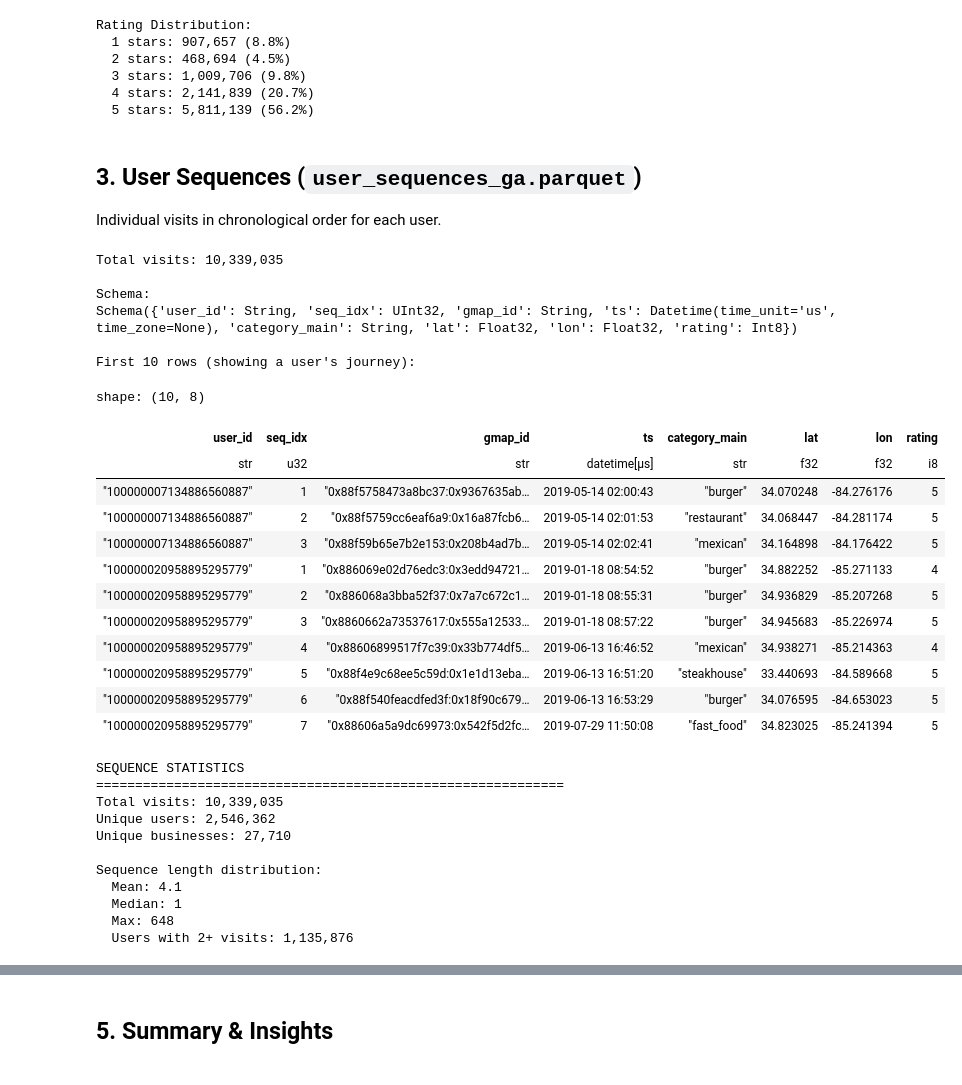
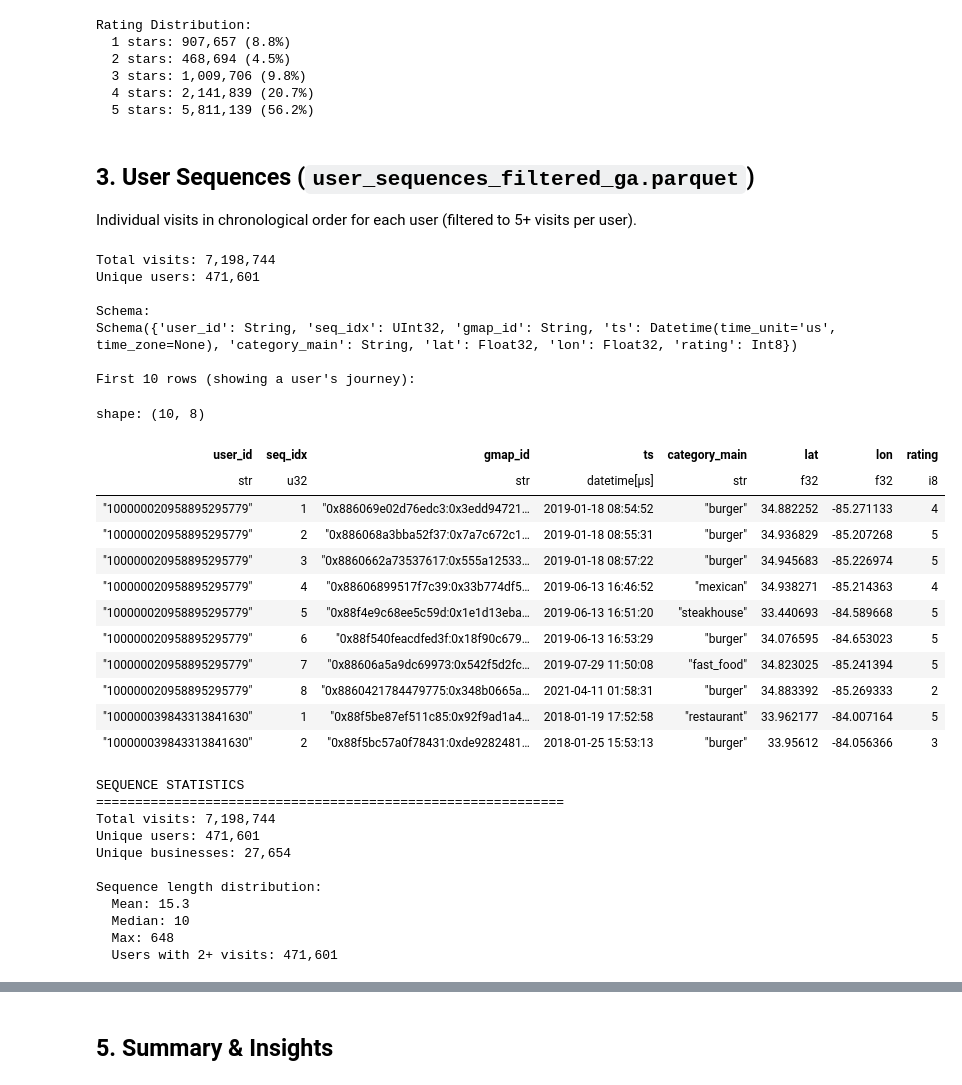
Before and after one commit to noelstlee/Forkast, a Jupyter notebook: notebooks/02_explore_datasets.ipynb, the cells around one changed output, grey strips where cells are left out. Cells and saved outputs as stored; diff of their text form; code cells hidden in the pictures.

```diff
--- a/notebooks/02_explore_datasets.ipynb
+++ b/notebooks/02_explore_datasets.ipynb
@@ -225,31 +225,30 @@ fig = px.line(reviews_by_year_pd, x='year', y='count',
               markers=True)
 fig.show()
 # %% [markdown]
-## 3. User Sequences (`user_sequences_ga.parquet`)
+## 3. User Sequences (`user_sequences_filtered_ga.parquet`)
 
-Individual visits in chronological order for each user.
+Individual visits in chronological order for each user (filtered to 5+ visits per user).
 # %%
-# Load sequences
-sequences_df = pl.read_parquet(data_dir / 'user_sequences_ga.parquet')
+# Load filtered sequences (5+ visits per user)
+sequences_df = pl.read_parquet(data_dir / 'user_sequences_filtered_ga.parquet')
 
 print(f"Total visits: {len(sequences_df):,}")
+print(f"Unique users: {sequences_df['user_id'].n_unique():,}")
 print(f"\nSchema:")
 print(sequences_df.schema)
 print(f"\nFirst 10 rows (showing a user's journey):")
 sequences_df.head(10)
 # %% [output]
-Total visits: 10,339,035
+Total visits: 7,198,744
+Unique users: 471,601
 
 Schema:
 Schema({'user_id': String, 'seq_idx': UInt32, 'gmap_id': String, 'ts': Datetime(time_unit='us', time_zone=None), 'category_main': String, 'lat': Float32, 'lon': Float32, 'rating': Int8})
 
 First 10 rows (showing a user's journey):
 shape: (10, 8)
 | user_id | seq_idx | gmap_id | ts | category_main | lat | lon | rating |
 | str | u32 | str | datetime[μs] | str | f32 | f32 | i8 |
-| "100000007134886560887" | 1 | "0x88f5758473a8bc37:0x9367635ab… | 2019-05-14 02:00:43 | "burger" | 34.070248 | -84.276176 | 5 |
-| "100000007134886560887" | 2 | "0x88f5759cc6eaf6a9:0x16a87fcb6… | 2019-05-14 02:01:53 | "restaurant" | 34.068447 | -84.281174 | 5 |
-| "100000007134886560887" | 3 | "0x88f59b65e7b2e153:0x208b4ad7b… | 2019-05-14 02:02:41 | "mexican" | 34.164898 | -84.176422 | 5 |
 | "100000020958895295779" | 1 | "0x886069e02d76edc3:0x3edd94721… | 2019-01-18 08:54:52 | "burger" | 34.882252 | -85.271133 | 4 |
 | "100000020958895295779" | 2 | "0x886068a3bba52f37:0x7a7c672c1… | 2019-01-18 08:55:31 | "burger" | 34.936829 | -85.207268 | 5 |
 | "100000020958895295779" | 3 | "0x8860662a73537617:0x555a12533… | 2019-01-18 08:57:22 | "burger" | 34.945683 | -85.226974 | 5 |
@@ -257,6 +256,9 @@ shape: (10, 8)
 | "100000020958895295779" | 5 | "0x88f4e9c68ee5c59d:0x1e1d13eba… | 2019-06-13 16:51:20 | "steakhouse" | 33.440693 | -84.589668 | 5 |
 | "100000020958895295779" | 6 | "0x88f540feacdfed3f:0x18f90c679… | 2019-06-13 16:53:29 | "burger" | 34.076595 | -84.653023 | 5 |
 | "100000020958895295779" | 7 | "0x88606a5a9dc69973:0x542f5d2fc… | 2019-07-29 11:50:08 | "fast_food" | 34.823025 | -85.241394 | 5 |
+| "100000020958895295779" | 8 | "0x8860421784479775:0x348b0665a… | 2021-04-11 01:58:31 | "burger" | 34.883392 | -85.269333 | 2 |
+| "100000039843313841630" | 1 | "0x88f5be87ef511c85:0x92f9ad1a4… | 2018-01-19 17:52:58 | "restaurant" | 33.962177 | -84.007164 | 5 |
+| "100000039843313841630" | 2 | "0x88f5bc57a0f78431:0xde9282481… | 2018-01-25 15:53:13 | "burger" | 33.95612 | -84.056366 | 3 |
 # %%
 # Sequence statistics
 seq_lengths = sequences_df.group_by('user_id').agg(pl.len().alias('seq_length'))
@@ -274,15 +276,15 @@ print(f"  Users with 2+ visits: {(seq_lengths['seq_length'] > 1).sum():,}")
 # %% [output]
 SEQUENCE STATISTICS
 ============================================================
-Total visits: 10,339,035
-Unique users: 2,546,362
-Unique businesses: 27,710
+Total visits: 7,198,744
+Unique users: 471,601
+Unique businesses: 27,654
 
 Sequence length distribution:
-  Mean: 4.1
-  Median: 1
+  Mean: 15.3
+  Median: 10
   Max: 648
-  Users with 2+ visits: 1,135,876
+  Users with 2+ visits: 471,601
 # %%
 # Show example user journeys
 print("EXAMPLE USER JOURNEYS")
```
Also changed, not shown: parts of 9 cells of this notebook, 11 other files.
